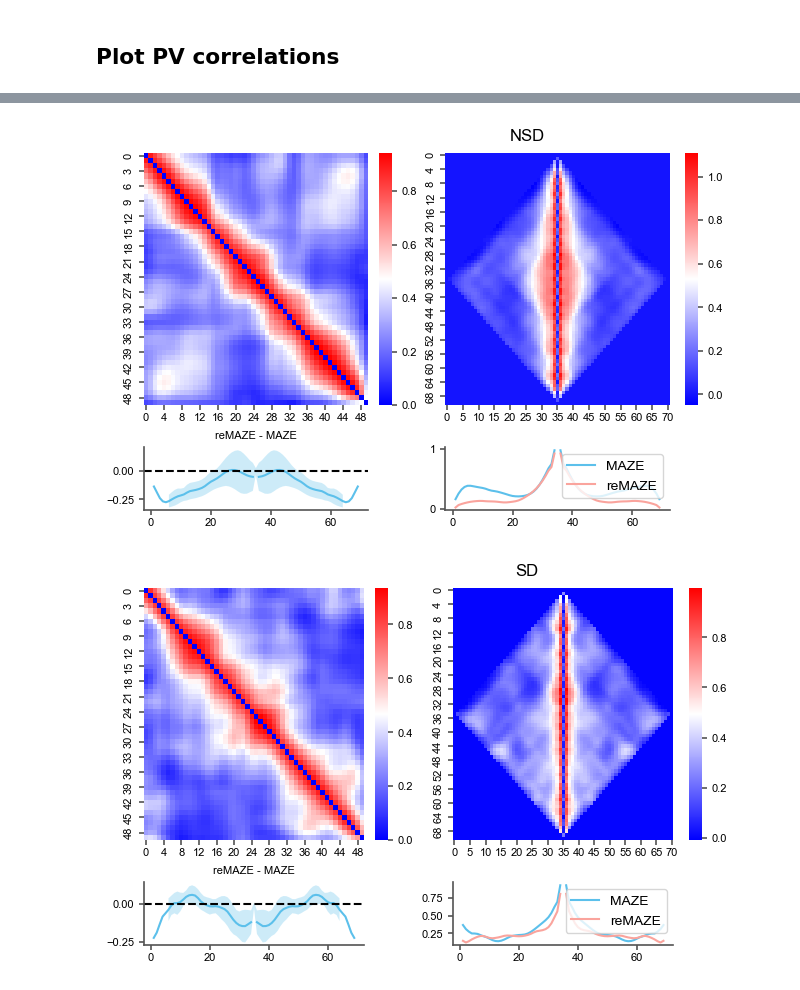
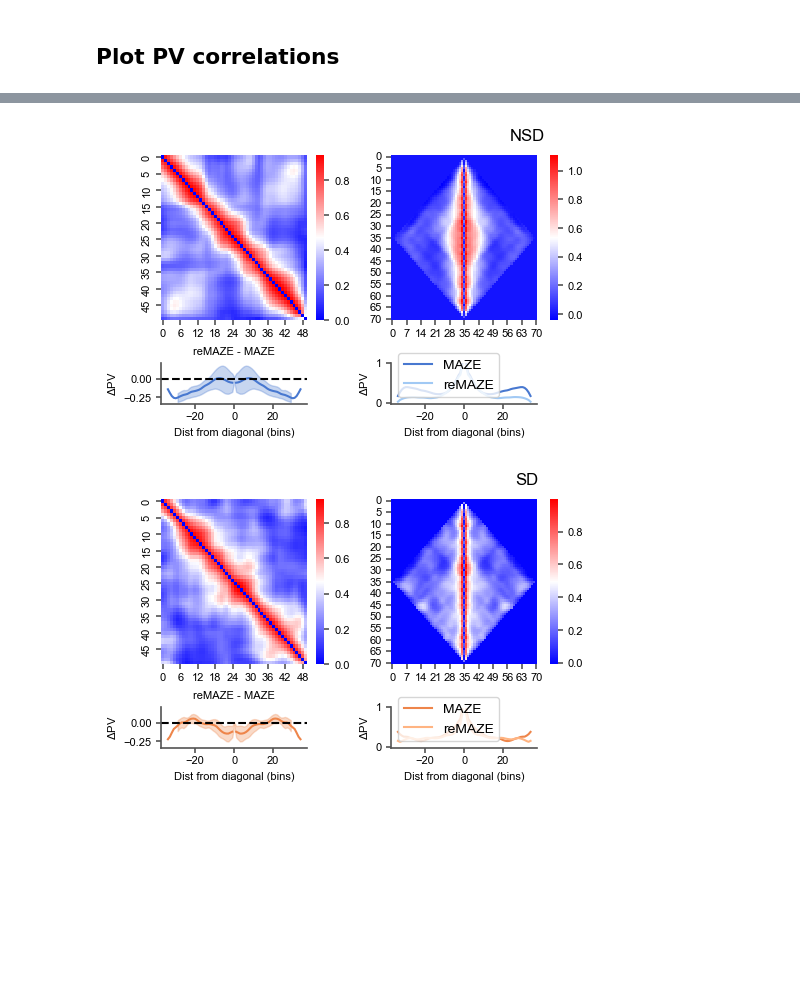
Before and after one commit to nkinsky/Projects_sandbox, a Jupyter notebook: sd_drift/sd_figure3_pv_and_decoding.ipynb, the cells around one changed output, grey strips where cells are left out. Cells and saved outputs as stored; diff of their text form; code cells hidden in the pictures; blank space fills up the shorter version.

```diff
--- a/sd_drift/sd_figure3_pv_and_decoding.ipynb
+++ b/sd_drift/sd_figure3_pv_and_decoding.ipynb
@@ -57,12 +54,13 @@ The autoreload extension is already loaded. To reload it, use:
 # %% [markdown]
 ### Useful functions
 # %%
-def plot_decode_with_pos(maze_in: Pf1D, decode_in: Decode1d, ax=None):
+def plot_decode_with_pos(maze_in: Pf1D, decode_in: Decode1d, ax=None, rasterized=True):
     if ax is None:
         _, ax = plt.subplots(figsize=(10, 3))
 
     t_decode = maze_in.t_start + np.arange(decode_in.nbins_epochs[0]) * decode_in.bin_size
-    ax.pcolormesh(t_decode, decode_in.ratemap.coords.squeeze(), decode_in.posterior[0], cmap="rocket_r")
+    ax.pcolormesh(t_decode, decode_in.ratemap.coords.squeeze(), decode_in.posterior[0], cmap="rocket_r",
+                  rasterized=rasterized)
     ax.plot(maze_in.t, maze_in.x, 'b', linewidth=0.25, label="Actual position")
     ax.legend()
 
@@ -160,6 +158,7 @@ for stype, maze_in, decode_in, ax in zip(["MAZE", "reMAZE", "MAZE-reMAZE"], [pfm
     err, err_mv = get_decoder_error(decode_in, maze_in, speed_thresh=kw["speed_thresh"])
 
     plot_decode_with_pos(maze_in, decode_in, ax)
+    ax.set_title(stype)
 
 ax1.set_xlim((11270, 11440))
 ax2.set_xlim((46525, 46750))
@@ -365,7 +347,7 @@ assert (ds_remaze_by is None) or isinstance(ds_remaze_by, int)
 maze_rotate_all, remaze_rotate_all = [], []
 for idg, group in enumerate(["NSD", "SD"]):
 #     fig, ax = plt.subplots(2, 2, figsize = (8, 3), height_ratios=[4, 1])
-    fig = Fig(16, 12)
+    fig = Fig(24, 18)
     # fig = plotting.Fig(11, 8)
 
     fig.fig.suptitle(group)
@@ -376,56 +358,60 @@ for idg, group in enumerate(["NSD", "SD"]):
 
     ax = np.array([[ax00, ax01], [ax10, ax11]])
 
-    maze_test = corr_all[idg][0:50, 0:50]
-    remaze_test = corr_all[idg][50:100, 50:100]
-    sns.heatmap(maze_test, ax=ax[0][0], cmap="bwr")
+    maze_mat = corr_all[idg][0:50, 0:50]
+    remaze_mat = corr_all[idg][50:100, 50:100]
+    sns.heatmap(maze_mat, ax=ax[0][0], cmap="bwr")
 
-    maze_test_rotate = rotate(maze_test, 135, reshape=True)
-    remaze_test_rotate = rotate(remaze_test, 135, reshape=True)
-    sns.heatmap(remaze_test_rotate, ax=ax[0][1], cmap="bwr")
+    maze_mat_rotate = rotate(maze_mat, 135, reshape=True)
+    remaze_mat_rotate = rotate(remaze_mat, 135, reshape=True)
+    sns.heatmap(remaze_mat_rotate, ax=ax[0][1], cmap="bwr")
 
-    maze_rotate_all.append(maze_test_rotate)
-    remaze_rotate_all.append(remaze_test_rotate)
+    maze_rotate_all.append(maze_mat_rotate)
+    remaze_rotate_all.append(remaze_mat_rotate)
 
-    # hmaze, = ax[1][1].plot(maze_test_rotate.mean(axis=0))
-    # hremaze, = ax[1][1].plot(remaze_test_rotate.mean(axis=0))
+    maze_rotate_mean = mean_of_rotated_array(maze_mat_rotate, nan_ctr=True)
+    remaze_rotate_mean = mean_of_rotated_array(remaze_mat_rotate, nan_ctr=True)
+    nbins = maze_rotate_mean.shape[0]
+    xbins = np.arange(nbins) - (nbins - 1) / 2
 
-    # ax[1][0].plot(maze_test_rotate.mean(axis=0) - remaze_test_rotate.mean(axis=0))
+    hmaze, = ax[1][1].plot(xbins, maze_rotate_mean, color=cmap3[idg*2])
+    hremaze, = ax[1][1].plot(xbins, remaze_rotate_mean, color=cmap3[idg*2 + 1])
+    ax[1][1].set_xlabel("Dist from diagonal (bins)")
+    ax[1][1].set_ylabel(r"$\Delta$PV")
+    ax[1][1].set_ylim((-0.03, 1.0))
 
-    hmaze, = ax[1][1].plot(mean_of_rotated_array(maze_test_rotate, nan_ctr=True))
-    hremaze, = ax[1][1].plot(mean_of_rotated_array(remaze_test_rotate, nan_ctr=True))
-
-    hl = ax[1][0].plot(mean_of_rotated_array(remaze_test_rotate, nan_ctr=True) - mean_of_rotated_array(maze_test_rotate, nan_ctr=True))
+    hl = ax[1][0].plot(xbins, remaze_rotate_mean - maze_rotate_mean, color=cmap3[idg*2])
     ax[1][0].axhline(0, linestyle="--", color="k")
+    ax[1][0].set_xlabel("Dist from diagonal (bins)")
+    ax[1][0].set_ylabel(r"$\Delta$PV")
+    ax[1][0].set_ylim((-0.34, 0.22))
 
     # Calculate rough 95% CI for difference between curves
-    rotate_diff = remaze_test_rotate - maze_test_rotate
+    rotate_diff = remaze_mat_rotate - maze_mat_rotate
     rotate_diff[rotate_diff == 0] = np.nan
 
     # Go through each column to calculate 95% CI based on percentile
     q_all = []
     for col in rotate_diff.T:
         if (~np.isnan(col)).sum() < 10:
             q_all.append([np.nan, np.nan])
         else:
             q_all.append(np.percentile(col[~np.isnan(col)], q=[2.5, 97.5]))
     q_all = np.array(q_all)
     good_rows_bool = np.all(~np.isnan(q_all), axis=1)
-    xbins = np.arange(q_all.shape[0])
-    # ax[1][0].fill_between(xbins[good_rows_bool], q_all[good_rows_bool, 0], q_all[good_rows_bool, 1], alpha=0.3)
 
     rot_std = np.nanstd(rotate_diff, axis=0)
     rot_mean = np.nanmean(rotate_diff, axis=0)
     ax[1][0].fill_between(xbins[good_rows_bool], rot_mean[good_rows_bool] - rot_std[good_rows_bool],
-                          rot_mean[good_rows_bool] + rot_std[good_rows_bool], alpha=0.3)
+                          rot_mean[good_rows_bool] + rot_std[good_rows_bool], color=cmap3[2*idg], alpha=0.3)
 
 
     plt.legend((hmaze, hremaze), ["MAZE", "reMAZE"])
     ax[1, 0].set_title("reMAZE - MAZE")
     fig.savefig(plot_dir / f"{group}_PVcorr_sharpening_ds={ds_by}_dsremaze={ds_remaze_by}.pdf")
 # %% [output]
-[figure, old version]
+[figure, new version]
-[figure, old version]
+[figure, new version]
 # %%
 for idg, (mname, rot_arrays) in enumerate(zip(["MAZE", "reMAZE"], [maze_rotate_all, remaze_rotate_all])):
 #     fig, ax = plt.subplots(2, 2, figsize = (8, 3), height_ratios=[4, 1])
```
Also changed, not shown: parts of 5 cells of this notebook.
